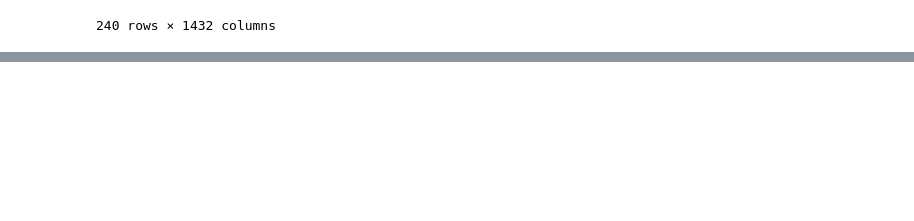
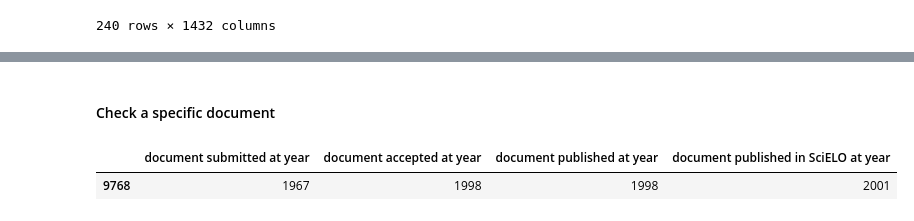
Before and after one commit to DalavanCloud/jcatalog, a Jupyter notebook: jcatalog/extractors/scielo/td_documents_dates.ipynb, the cells around one changed output, grey strips where cells are left out. Cells and saved outputs as stored; diff of their text form; code cells hidden in the pictures; blank space fills up the shorter version.

```diff
--- a/jcatalog/extractors/scielo/td_documents_dates.ipynb
+++ b/jcatalog/extractors/scielo/td_documents_dates.ipynb
@@ -377,0 +378,12 @@ Notebook processing duration: 0:00:35.673077
+# %% [markdown]
+#### Check a specific document
+# %%
+b = df[df['docs'].str.contains('S0100-40421998000500015')]
+# %%
+b[['document submitted at year',
+   'document accepted at year',
+   'document published at year',
+   'document published in SciELO at year']].astype(int)
+# %% [output]
+|  | document submitted at year | document accepted at year | document published at year | document published in SciELO at year |
+| 9768 | 1967 | 1998 | 1998 | 2001 |
```
Also changed, not shown: parts of 2 cells of this notebook.
